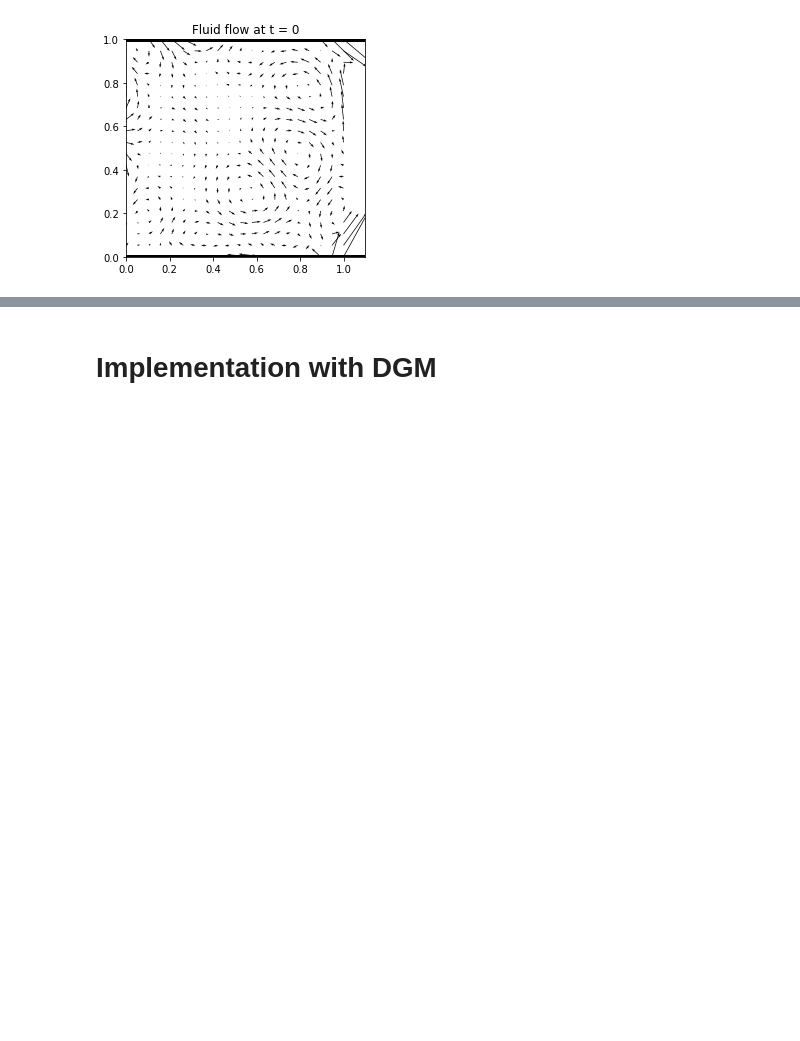
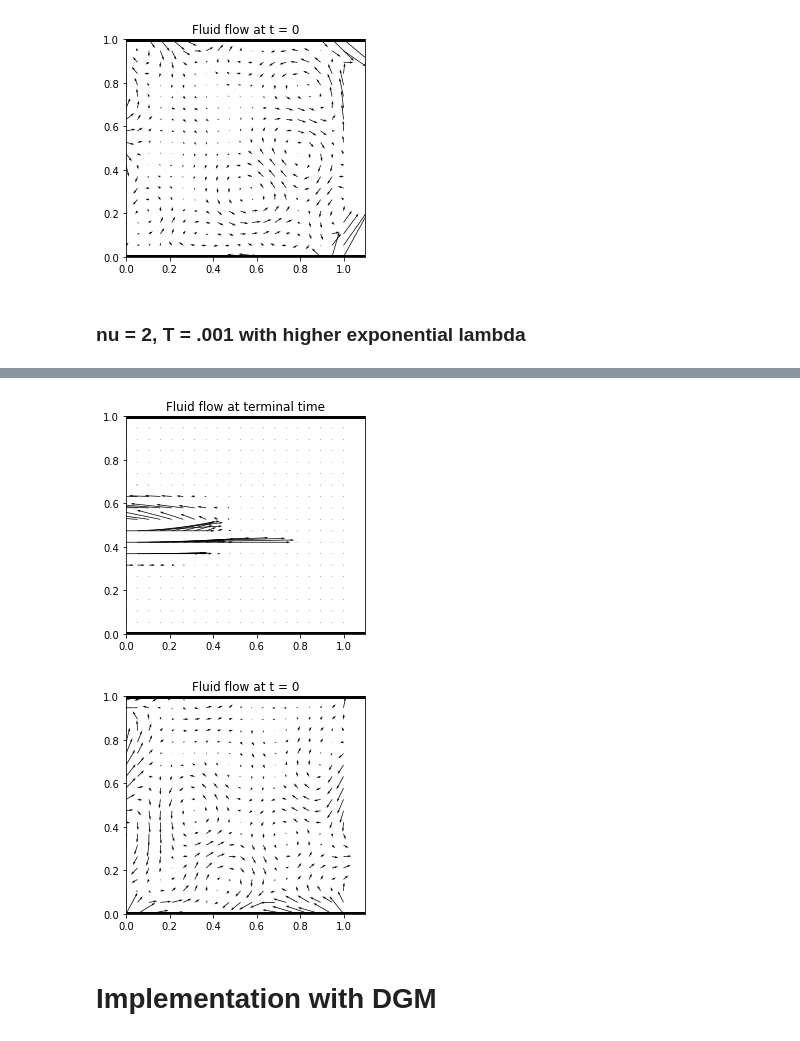
Before and after one commit to nguwijy/deep_branching_with_domain, a Jupyter notebook: deep_branching_with_domain.ipynb, the cells around one changed output, grey strips where cells are left out. Saved outputs shown, nothing was run; the diff lists cells and outputs as text; code cells hidden in the pictures; blank space fills up the shorter version.

Commit message:
test: try test example with higher exponential lambda, but still does not work well

```diff
--- a/deep_branching_with_domain.ipynb
+++ b/deep_branching_with_domain.ipynb
@@ -1083,3 +1083,52 @@ Patch  0: epoch 9999 with loss 2.16E-04
 Patch 0: training of u with 10000 epochs take 229.78699564933777 seconds.
 [figure]
 [figure]
+# %% [markdown]
+### nu = 2, T = .001 with higher exponential lambda
+# %%
+nu = 2
+patches = 1
+T = patches * .001
+MAX_VAL = 100
+
+# define NN and train
+torch.manual_seed(0)
+model = Net(
+    problem_name=problem_name,
+    f_fun=f_example,
+    deriv_map=deriv_map,
+    zeta_map=zeta_map,
+    deriv_condition_deriv_map=deriv_condition_deriv_map,
+    deriv_condition_zeta_map=deriv_condition_zeta_map,
+    phi_fun=phi_example,
+    conditional_probability_to_survive=partial(
+        conditional_probability_to_survive,
+        lower_bound=(-MAX_VAL, x_lo),
+        upper_bound=(MAX_VAL, x_hi),
+    ),
+    is_x_inside=partial(
+        is_x_inside,
+        lower_bound=(-MAX_VAL, x_lo),
+        upper_bound=(MAX_VAL, x_hi),
+    ),
+    device=device,
+    x_lo=x_lo,
+    x_hi=x_hi,
+    T=T,
+    verbose=True,
+    nu=nu,
+    branch_patches=patches,
+    branch_nb_path_per_state=1000,
+    branch_nb_states=10000,
+    branch_nb_states_per_batch=1000,
+    epochs=10000,
+    fix_all_dim_except_first=False,
+    fix_t_dim=True,
+    overtrain_rate=0.,
+    outlier_multiplier=10,
+    continue_from_checkpoint="logs/20220530-162010-navier_stokes_2d_with_boundary-T1-nu0.2",
+    branch_exponential_lambda=-math.log(.95)/1,
+)
+model.train_and_eval(debug_mode=False)
+plot_fluid(model)
+# %% [output]
@@ -1086,3 +1152,5 @@ Patch 0: training of u with 10000 epochs take 229.78699564933777 seconds.
+[figure, added]
+[figure, added]
 # %% [markdown]
 # Implementation with DGM
 # %% [markdown]
```
Also changed, not shown: parts of 1 cell of this notebook.
